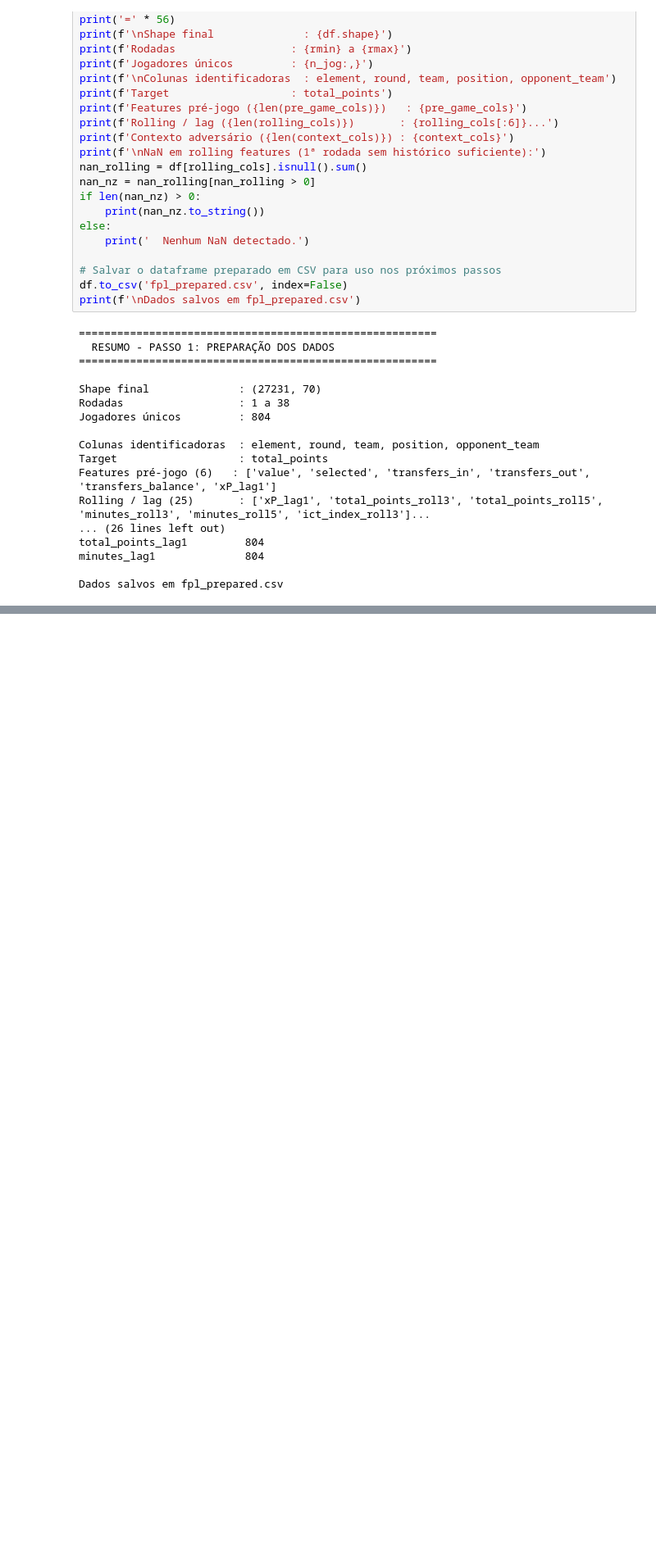
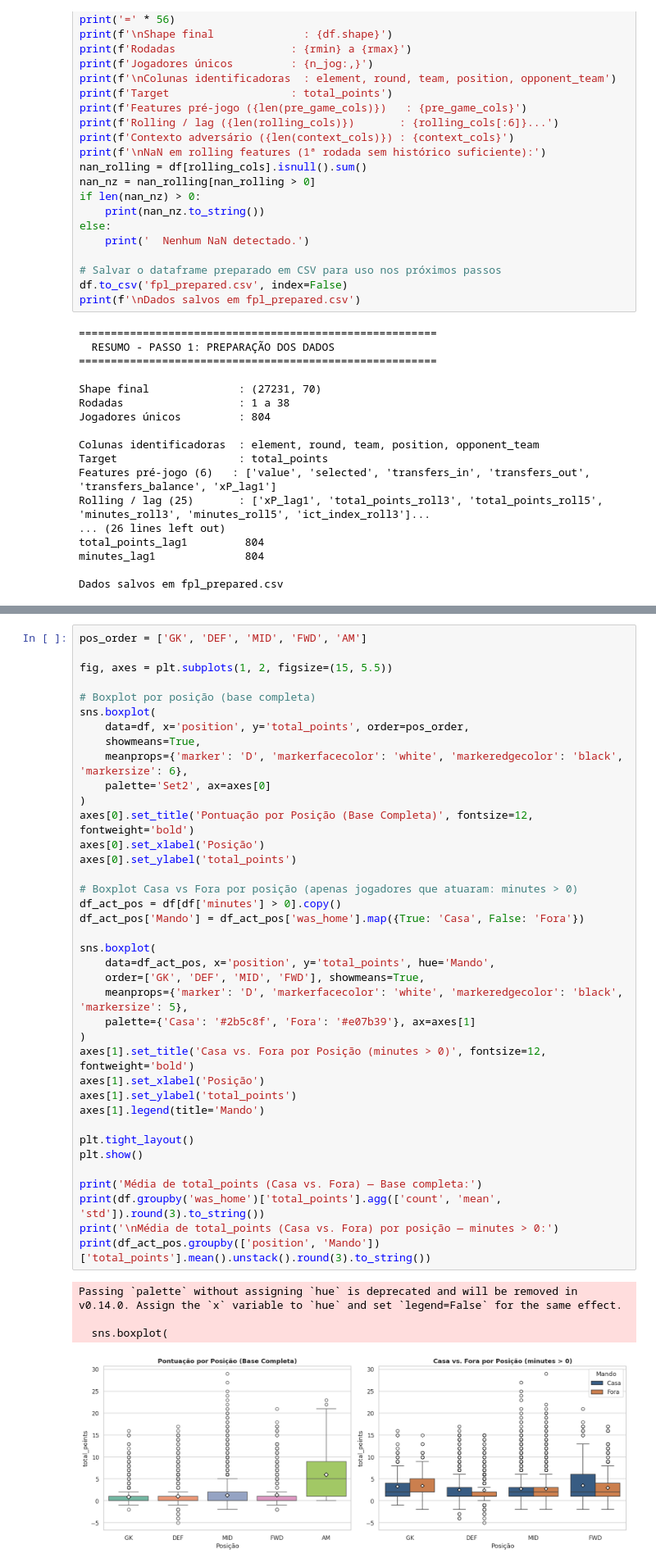
Before and after one commit to danieljmanzano/trab-icd, a Jupyter notebook: projeto_fpl.ipynb, the cells around one changed output, grey strips where cells are left out. Shown at 82% size. Saved outputs shown, nothing was run; the diff lists cells and outputs as text; blank space fills up the shorter version.

```diff
--- a/projeto_fpl.ipynb
+++ b/projeto_fpl.ipynb
@@ -530,0 +871,43 @@ Dados salvos em fpl_prepared.csv
+# %%
+pos_order = ['GK', 'DEF', 'MID', 'FWD', 'AM']
+
+fig, axes = plt.subplots(1, 2, figsize=(15, 5.5))
+
+# Boxplot por posição (base completa)
+sns.boxplot(
+    data=df, x='position', y='total_points', order=pos_order,
+    showmeans=True,
+    meanprops={'marker': 'D', 'markerfacecolor': 'white', 'markeredgecolor': 'black', 'markersize': 6},
+    palette='Set2', ax=axes[0]
+)
+axes[0].set_title('Pontuação por Posição (Base Completa)', fontsize=12, fontweight='bold')
+axes[0].set_xlabel('Posição')
+axes[0].set_ylabel('total_points')
+
+# Boxplot Casa vs Fora por posição (apenas jogadores que atuaram: minutes > 0)
+df_act_pos = df[df['minutes'] > 0].copy()
+df_act_pos['Mando'] = df_act_pos['was_home'].map({True: 'Casa', False: 'Fora'})
+
+sns.boxplot(
+    data=df_act_pos, x='position', y='total_points', hue='Mando',
+    order=['GK', 'DEF', 'MID', 'FWD'], showmeans=True,
+    meanprops={'marker': 'D', 'markerfacecolor': 'white', 'markeredgecolor': 'black', 'markersize': 5},
+    palette={'Casa': '#2b5c8f', 'Fora': '#e07b39'}, ax=axes[1]
+)
+axes[1].set_title('Casa vs. Fora por Posição (minutes > 0)', fontsize=12, fontweight='bold')
+axes[1].set_xlabel('Posição')
+axes[1].set_ylabel('total_points')
+axes[1].legend(title='Mando')
+
+plt.tight_layout()
+plt.show()
+
+print('Média de total_points (Casa vs. Fora) — Base completa:')
+print(df.groupby('was_home')['total_points'].agg(['count', 'mean', 'std']).round(3).to_string())
+print('\nMédia de total_points (Casa vs. Fora) por posição — minutes > 0:')
+print(df_act_pos.groupby(['position', 'Mando'])['total_points'].mean().unstack().round(3).to_string())
+# %% [output]
+Passing `palette` without assigning `hue` is deprecated and will be removed in v0.14.0. Assign the `x` variable to `hue` and set `legend=False` for the same effect.
+
+  sns.boxplot(
+[figure, added]
```
Also changed, not shown: parts of 24 cells of this notebook.
